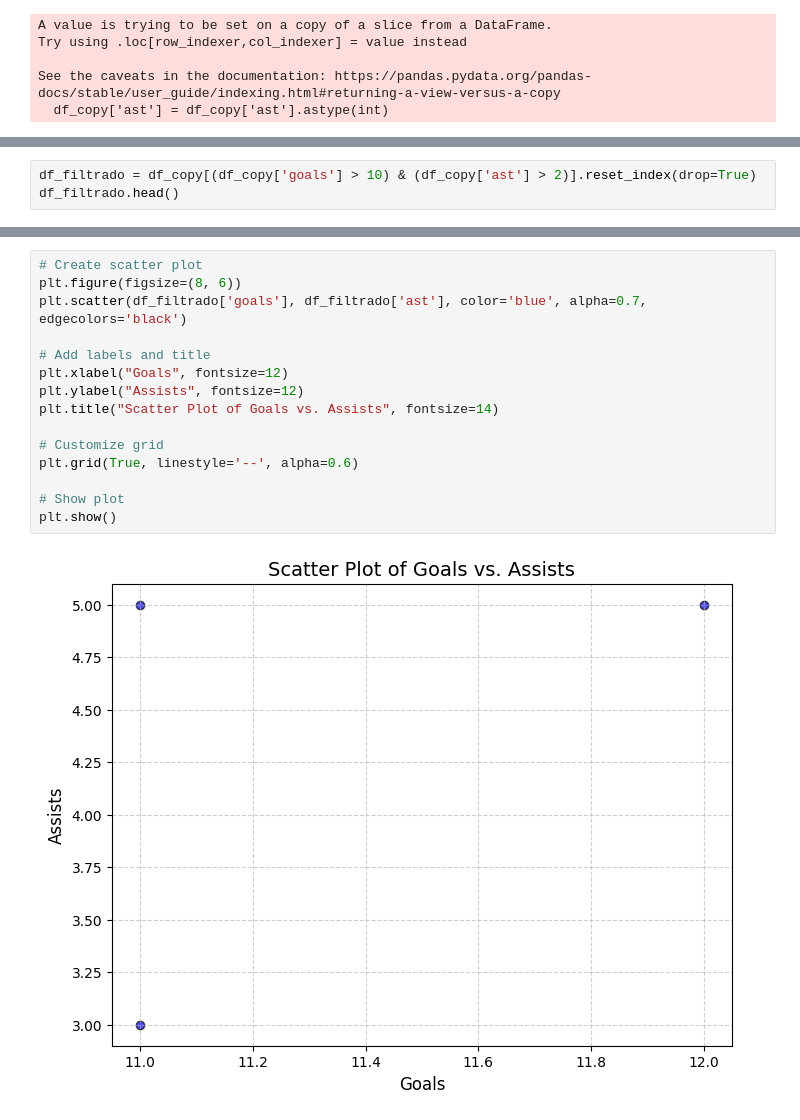
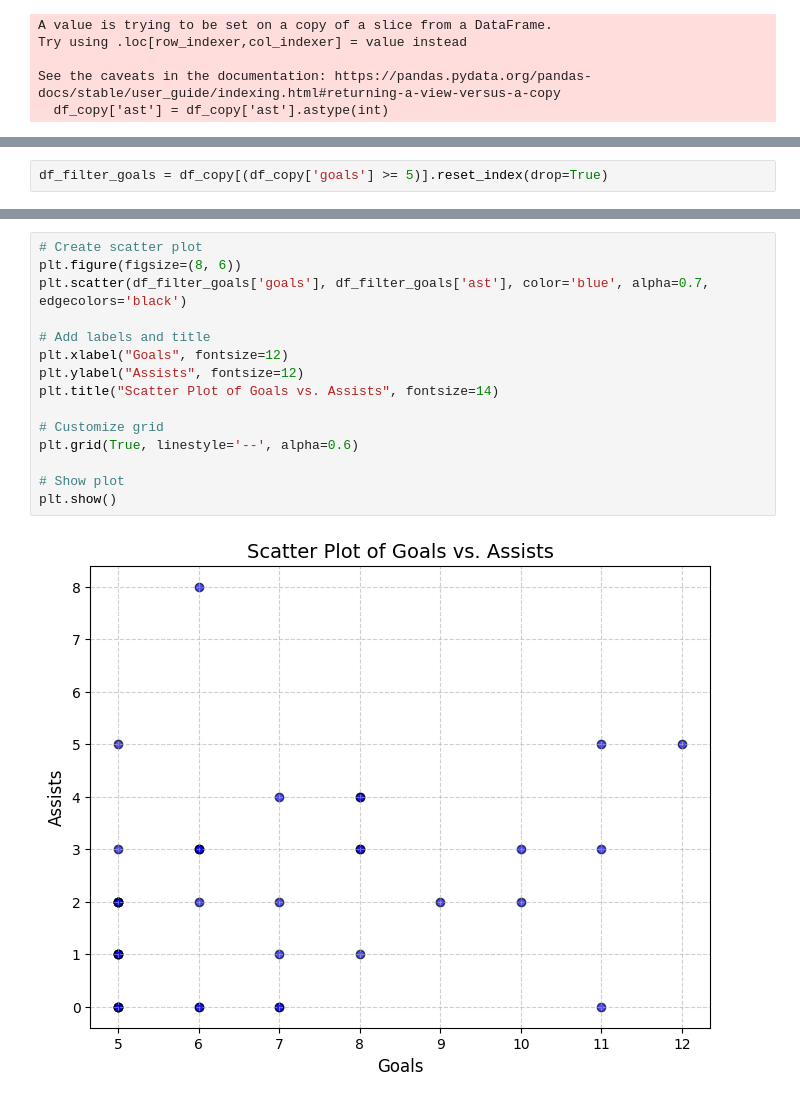
Before and after one commit to axelbol/football-analysis, a Jupyter notebook: twitter_content.ipynb, the cells around one changed output, grey strips where cells are left out. Drawn from its saved outputs; the diff is of its cells as text.

Commit message:
scatter plot for assist

```diff
--- a/twitter_content.ipynb
+++ b/twitter_content.ipynb
@@ -224,3 +237,2 @@ See the caveats in the documentation: https://pandas.pydata.org/pandas-docs/stab
 # %%
-df_filtrado = df_copy[(df_copy['goals'] > 10) & (df_copy['ast'] > 2)].reset_index(drop=True)
-df_filtrado.head()
+df_filter_goals = df_copy[(df_copy['goals'] >= 5)].reset_index(drop=True)
@@ -245,17 +255,17 @@ Text(0, 0.5, 'ast')
 # %%
 # Create scatter plot
 plt.figure(figsize=(8, 6))
-plt.scatter(df_filtrado['goals'], df_filtrado['ast'], color='blue', alpha=0.7, edgecolors='black')
+plt.scatter(df_filter_goals['goals'], df_filter_goals['ast'], color='blue', alpha=0.7, edgecolors='black')
 
 # Add labels and title
 plt.xlabel("Goals", fontsize=12)
 plt.ylabel("Assists", fontsize=12)
 plt.title("Scatter Plot of Goals vs. Assists", fontsize=14)
 
 # Customize grid
 plt.grid(True, linestyle='--', alpha=0.6)
 
 # Show plot
 plt.show()
 # %% [output]
-[figure, old version]
+[figure, new version]
```
Also changed, not shown: parts of 8 cells of this notebook.
